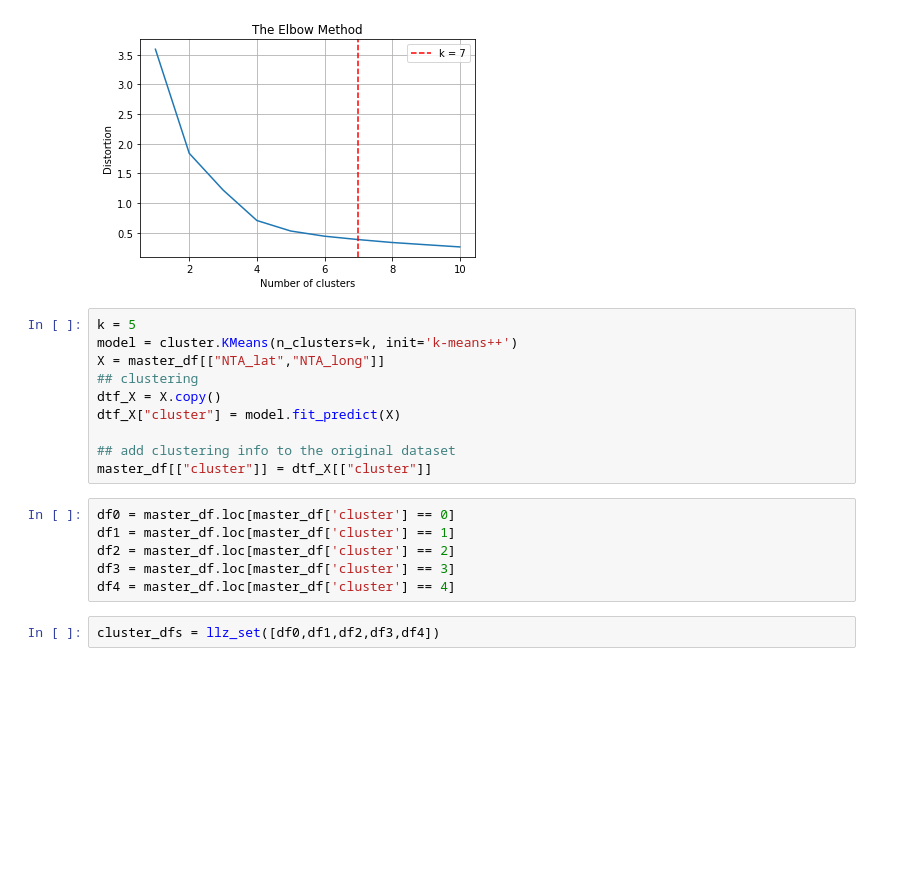
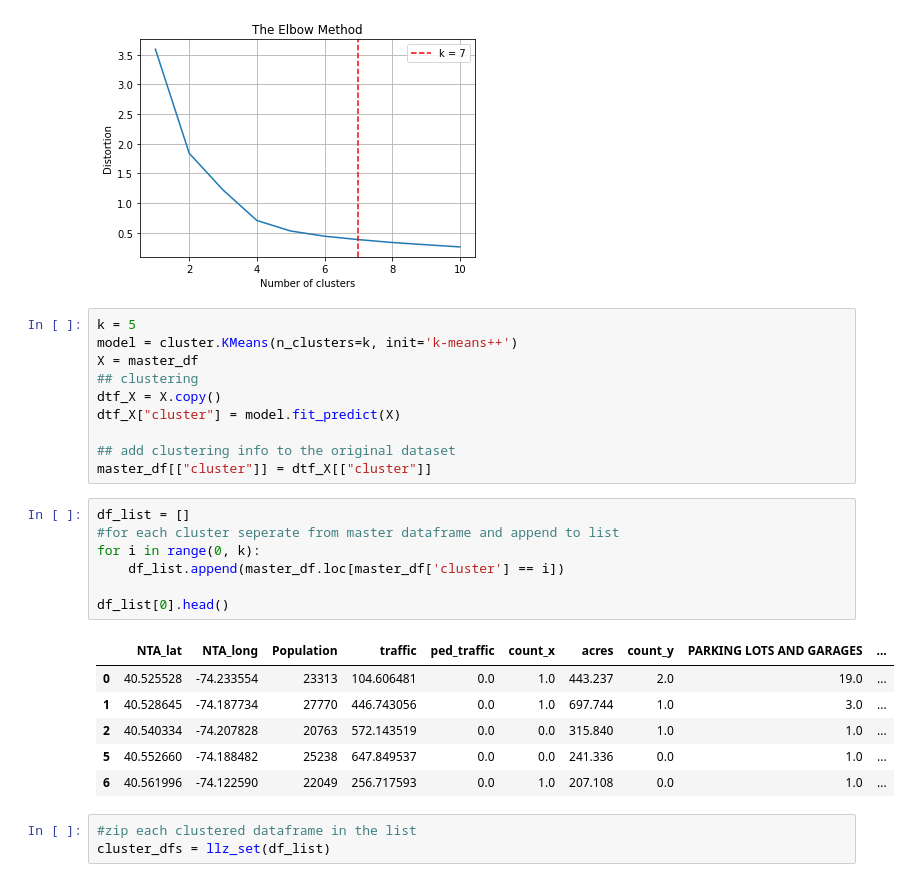
Before and after one commit to fynnweaver/Mid-Term-Project, a Jupyter notebook: notebooks/clustering.ipynb, the cells around one changed output. Saved outputs shown, nothing was run; the diff lists cells and outputs as text; blank space fills up the shorter version.

```diff
--- a/notebooks/clustering.ipynb
+++ b/notebooks/clustering.ipynb
@@ -39,21 +42,30 @@ plt.show()
 # %%
 k = 5
 model = cluster.KMeans(n_clusters=k, init='k-means++')
-X = master_df[["NTA_lat","NTA_long"]]
+X = master_df
 ## clustering
 dtf_X = X.copy()
 dtf_X["cluster"] = model.fit_predict(X)
 
 ## add clustering info to the original dataset
 master_df[["cluster"]] = dtf_X[["cluster"]]
-# %%
-df0 = master_df.loc[master_df['cluster'] == 0]
-df1 = master_df.loc[master_df['cluster'] == 1]
-df2 = master_df.loc[master_df['cluster'] == 2]
-df3 = master_df.loc[master_df['cluster'] == 3]
-df4 = master_df.loc[master_df['cluster'] == 4]
-# %%
-cluster_dfs = llz_set([df0,df1,df2,df3,df4])
+# %%
+df_list = []
+#for each cluster seperate from master dataframe and append to list
+for i in range(0, k):
+    df_list.append(master_df.loc[master_df['cluster'] == i])
+
+df_list[0].head()
+# %% [output]
+|  | NTA_lat | NTA_long | Population | traffic | ped_traffic | count_x | acres | count_y | PARKING LOTS AND GARAGES | ... |
+| 0 | 40.525528 | -74.233554 | 23313 | 104.606481 | 0.0 | 1.0 | 443.237 | 2.0 | 19.0 | ... |
+| 1 | 40.528645 | -74.187734 | 27770 | 446.743056 | 0.0 | 1.0 | 697.744 | 1.0 | 3.0 | ... |
+| 2 | 40.540334 | -74.207828 | 20763 | 572.143519 | 0.0 | 0.0 | 315.840 | 1.0 | 1.0 | ... |
+| 5 | 40.552660 | -74.188482 | 25238 | 647.849537 | 0.0 | 0.0 | 241.336 | 0.0 | 1.0 | ... |
+| 6 | 40.561996 | -74.122590 | 22049 | 256.717593 | 0.0 | 1.0 | 207.108 | 0.0 | 1.0 | ... |
+# %%
+#zip each clustered dataframe in the list
+cluster_dfs = llz_set(df_list)
 # %%
  # Import NYC Neighborhood Shape Files
 fig,ax=plt.subplots(figsize=(20,20))
```
Also changed, not shown: parts of 3 cells of this notebook.
